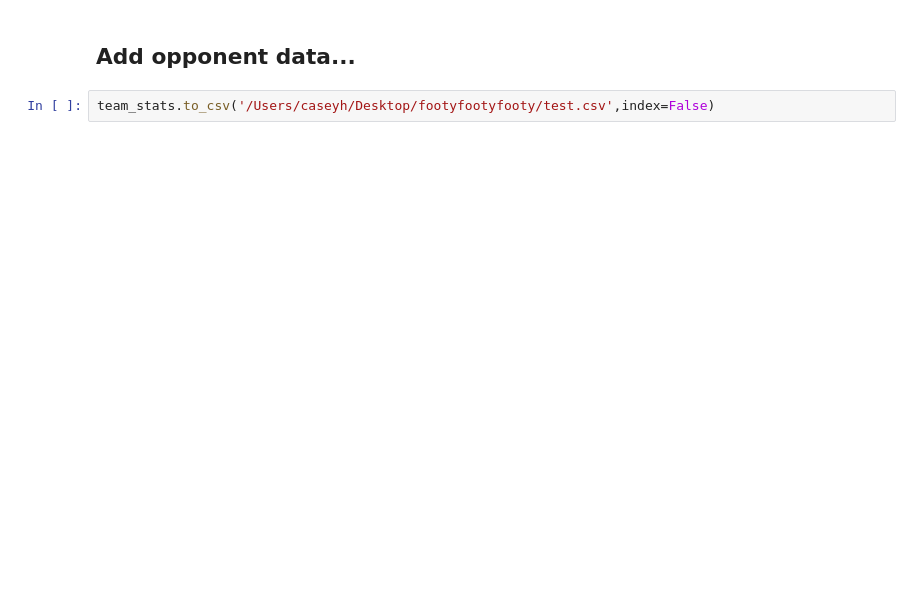
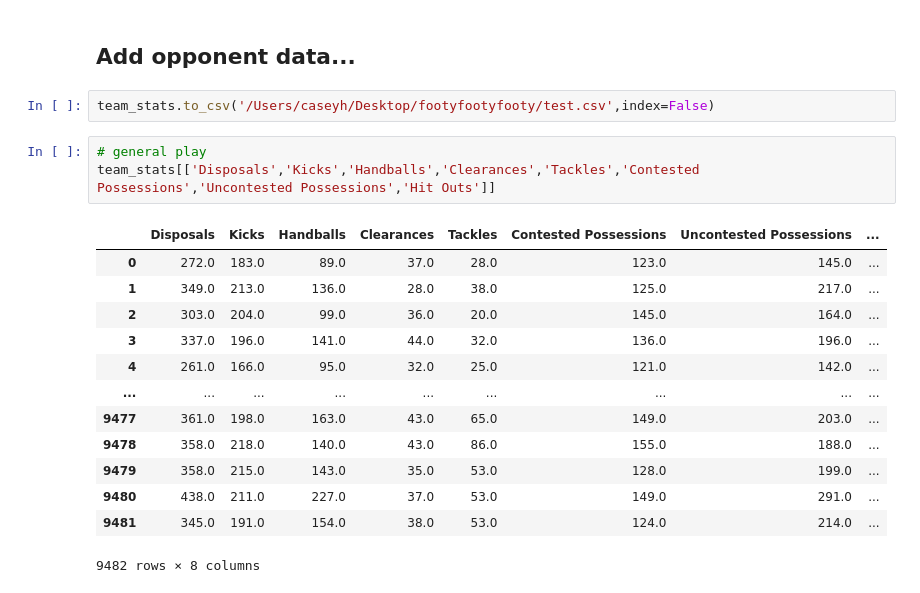
Before and after one commit to caseynator123/footyfootyfooty, a Jupyter notebook: data_wrangling/team_records.ipynb, the cells around one changed output. Saved outputs shown, nothing was run; the diff lists cells and outputs as text; blank space fills up the shorter version.

```diff
--- a/data_wrangling/team_records.ipynb
+++ b/data_wrangling/team_records.ipynb
@@ -294,3 +332,20 @@ team_stats
 ## Add opponent data...
 # %%
 team_stats.to_csv('/Users/caseyh/Desktop/footyfootyfooty/test.csv',index=False)
+# %%
+# general play
+team_stats[['Disposals','Kicks','Handballs','Clearances','Tackles','Contested Possessions','Uncontested Possessions','Hit Outs']]
+# %% [output]
+|  | Disposals | Kicks | Handballs | Clearances | Tackles | Contested Possessions | Uncontested Possessions | ... |
+| 0 | 272.0 | 183.0 | 89.0 | 37.0 | 28.0 | 123.0 | 145.0 | ... |
+| 1 | 349.0 | 213.0 | 136.0 | 28.0 | 38.0 | 125.0 | 217.0 | ... |
+| 2 | 303.0 | 204.0 | 99.0 | 36.0 | 20.0 | 145.0 | 164.0 | ... |
+| 3 | 337.0 | 196.0 | 141.0 | 44.0 | 32.0 | 136.0 | 196.0 | ... |
+| 4 | 261.0 | 166.0 | 95.0 | 32.0 | 25.0 | 121.0 | 142.0 | ... |
+| ... | ... | ... | ... | ... | ... | ... | ... | ... |
+| 9477 | 361.0 | 198.0 | 163.0 | 43.0 | 65.0 | 149.0 | 203.0 | ... |
+| 9478 | 358.0 | 218.0 | 140.0 | 43.0 | 86.0 | 155.0 | 188.0 | ... |
+| 9479 | 358.0 | 215.0 | 143.0 | 35.0 | 53.0 | 128.0 | 199.0 | ... |
+| 9480 | 438.0 | 211.0 | 227.0 | 37.0 | 53.0 | 149.0 | 291.0 | ... |
+| 9481 | 345.0 | 191.0 | 154.0 | 38.0 | 53.0 | 124.0 | 214.0 | ... |
+9482 rows × 8 columns
```
Also changed, not shown: parts of 13 cells of this notebook, 3 other files.
